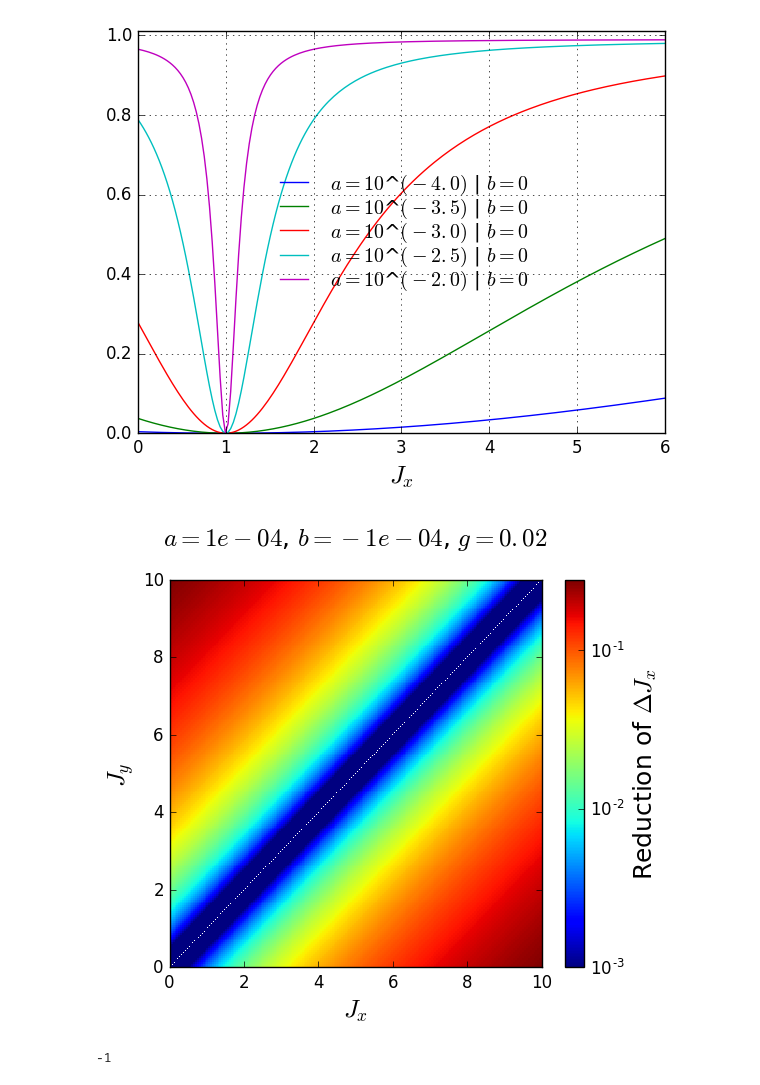
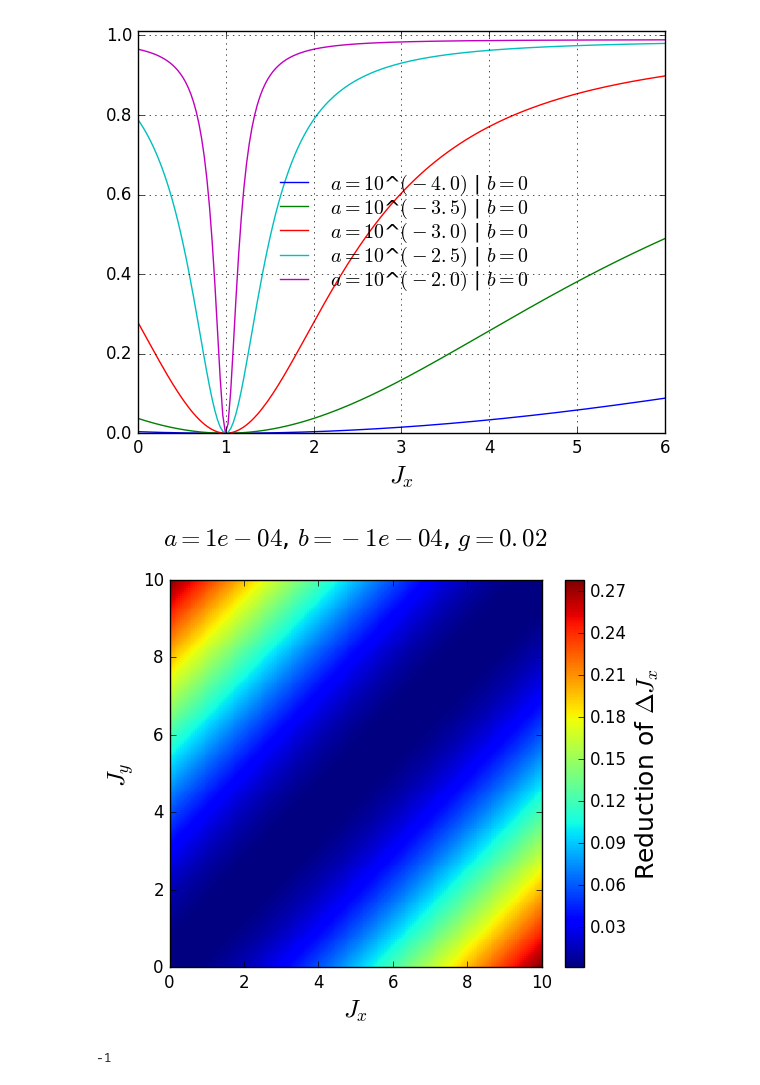
Before and after one commit to sondrevf/Ipython_Cern, a Jupyter notebook: 01_Lebedev/Lebedev_trends.ipynb, the cells around one changed output. Drawn from its saved outputs; the diff is of its cells as text; code cells hidden in the pictures.

```diff
--- a/01_Lebedev/Lebedev_trends.ipynb
+++ b/01_Lebedev/Lebedev_trends.ipynb
@@ -289,29 +290,30 @@ tau1 100.0
 # %%
 ###################################################
 a= 1e-4
 b= -a
 # a = 1.64e-4  ;  b = -1.16e-4
 # a = 2*a
 g= 0.02
 jmax= 10
 jx = np.linspace(0,jmax,200)
 jy = jx
 JX,JY = np.meshgrid(jx,jy)
 
 F = octu_leb(JX,JY,a,b,g)
 vmin = np.min(F)
 vmax = np.max(F)
 # vmax = 1.0
 vmin = 10**(int(np.log10(vmax * 1e4)-7))
 plt.figure()
-plt.pcolor(JX,JY,F,norm =LogNorm(vmin=vmin,vmax=vmax))
+# plt.pcolor(JX,JY,F,norm =LogNorm(vmin=vmin,vmax=vmax))
+plt.pcolor(JX,JY,F,vmin=vmin,vmax=vmax)
 plt.colorbar(label=r'Reduction of $\Delta J_x$')
 plt.title(r"$a=%.0e$, $b=%.0e$, $g=%.2f$"%(a,b,g)+'\n')
 plt.xlabel(r'$J_x$')
 plt.ylabel(r'$J_y$')
 plt.savefig("03_Plots/DACTX_JxJy_a=%.0e_b=%.0e_g=%.0e.eps"%(a,b,g))
 # %% [output]
-[figure, old version]
+[figure, new version]
 # %%
 print(int(np.log10(0.2 * 1e4))-4)
 # %% [output]
```
Also changed, not shown: parts of 1 cell of this notebook, 3 other files.
